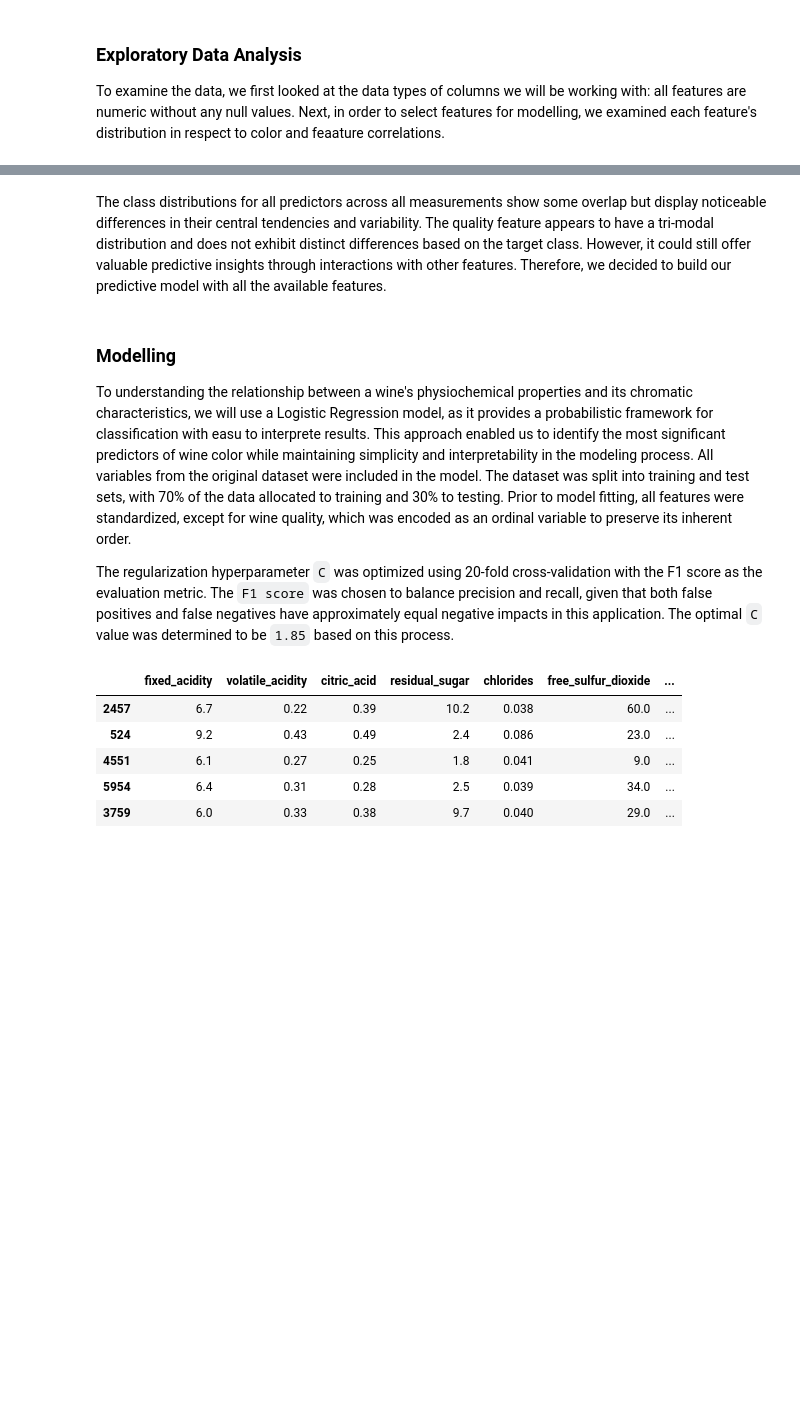
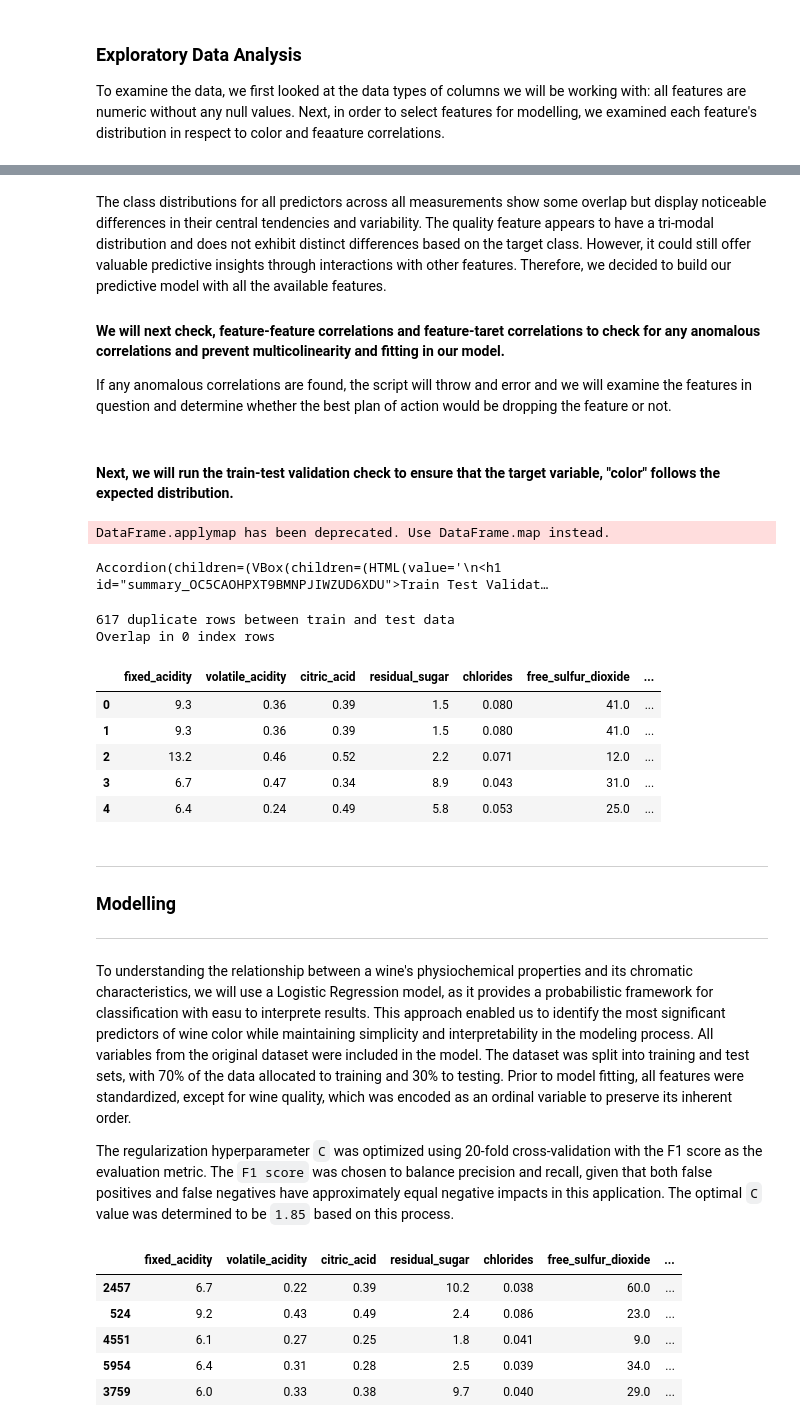
Before and after one commit to UBC-MDS/DSCI522-2425-22-wine-chromatic-profile, a Jupyter notebook: analysis/analysis.ipynb, the cells around one changed output, grey strips where cells are left out. Drawn from its saved outputs; the diff is of its cells as text; code cells hidden in the pictures; blank space fills up the shorter version.

```diff
--- a/analysis/analysis.ipynb
+++ b/analysis/analysis.ipynb
@@ -86,4 +90,6 @@ aly.corr(wine)
 Figure 2: Correlation between Wine Color PRediction Features
 [interactive output not drawn]
 # %% [markdown]
-The class distributions for all predictors across all measurements show some overlap but display noticeable differences in their central tendencies and variability. The quality feature appears to have a tri-modal distribution and does not exhibit distinct differences based on the target class. However, it could still offer valuable predictive insights through interactions with other features. Therefore, we decided to build our predictive model with all the available features.
+The class distributions for all predictors across all measurements show some overlap but display noticeable differences in their central tendencies and variability. The quality feature appears to have a tri-modal distribution and does not exhibit distinct differences based on the target class. However, it could still offer valuable predictive insights through interactions with other features. Therefore, we decided to build our predictive model with all the available features. <br>
+#### We will next check, feature-feature correlations and feature-taret correlations to check for any anomalous correlations and prevent multicolinearity and fitting in our model.
+If any anomalous correlations are found, the script will throw and error and we will examine the features in question and determine whether the best plan of action would be dropping the feature or not.
@@ -90,5 +116,34 @@ The class distributions for all predictors across all measurements show some ove
+# %% [markdown]
+#### Next, we will run the train-test validation check to ensure that the target variable, "color" follows the expected distribution.
+# %%
+validation_suite = train_test_validation()
+
+suite_result = validation_suite.run(wine_train_ds, wine_test_ds)
+suite_result
+# %% [output]
+DataFrame.applymap has been deprecated. Use DataFrame.map instead.
+Accordion(children=(VBox(children=(HTML(value='\n<h1 id="summary_OC5CAOHPXT9BMNPJIWZUD6XDU">Train Test Validat…
+# %%
+common_rows = pd.merge(train_df, test_df, how='inner', on=train_df.columns.tolist())
+print(f"{len(common_rows)} duplicate rows between train and test data")
+
+overlap = set(train_df.index) & set(test_df.index)
+print(f"Overlap in {len(overlap)} index rows")
+
+common_rows.head()
+# %% [output]
+617 duplicate rows between train and test data
+Overlap in 0 index rows
+|  | fixed_acidity | volatile_acidity | citric_acid | residual_sugar | chlorides | free_sulfur_dioxide | ... |
+| 0 | 9.3 | 0.36 | 0.39 | 1.5 | 0.080 | 41.0 | ... |
+| 1 | 9.3 | 0.36 | 0.39 | 1.5 | 0.080 | 41.0 | ... |
+| 2 | 13.2 | 0.46 | 0.52 | 2.2 | 0.071 | 12.0 | ... |
+| 3 | 6.7 | 0.47 | 0.34 | 8.9 | 0.043 | 31.0 | ... |
+| 4 | 6.4 | 0.24 | 0.49 | 5.8 | 0.053 | 25.0 | ... |
 # %% [markdown]
+---
 ### Modelling
+---
 
 To understanding the relationship between a wine's physiochemical properties and its chromatic characteristics, we will use a Logistic Regression model, as it provides a probabilistic framework for classification with easu to interprete results. This approach enabled us to identify the most significant predictors of wine color while maintaining simplicity and interpretability in the modeling process. All variables from the original dataset were included in the model. The dataset was split into training and test sets, with 70% of the data allocated to training and 30% to testing. Prior to model fitting, all features were standardized, except for wine quality, which was encoded as an ordinal variable to preserve its inherent order.
 
```
Also changed, not shown: parts of 17 cells of this notebook.
